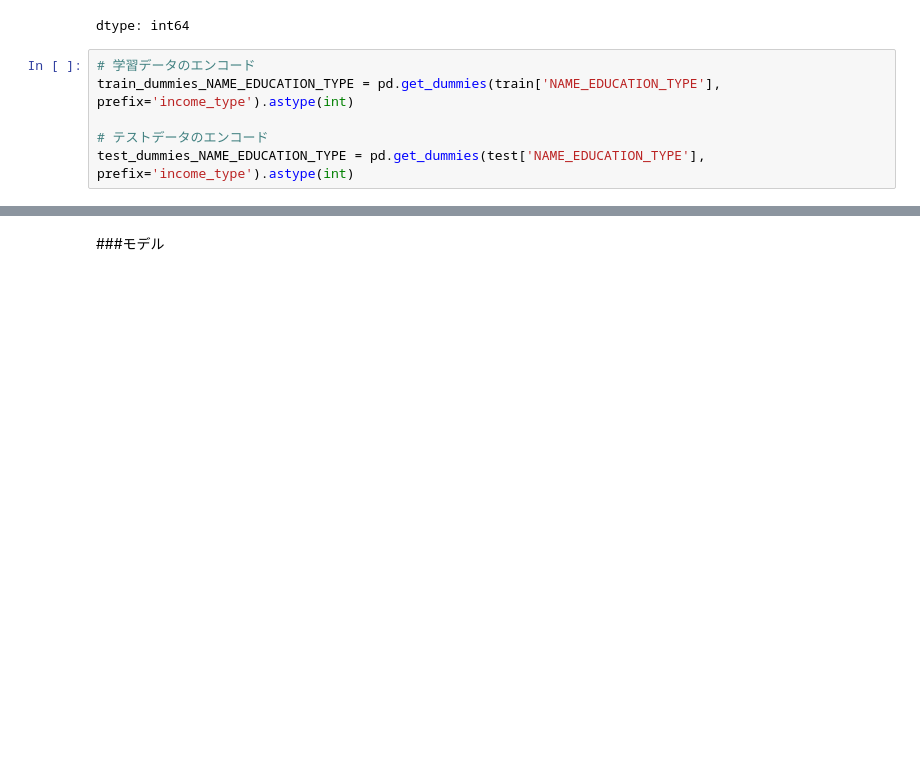
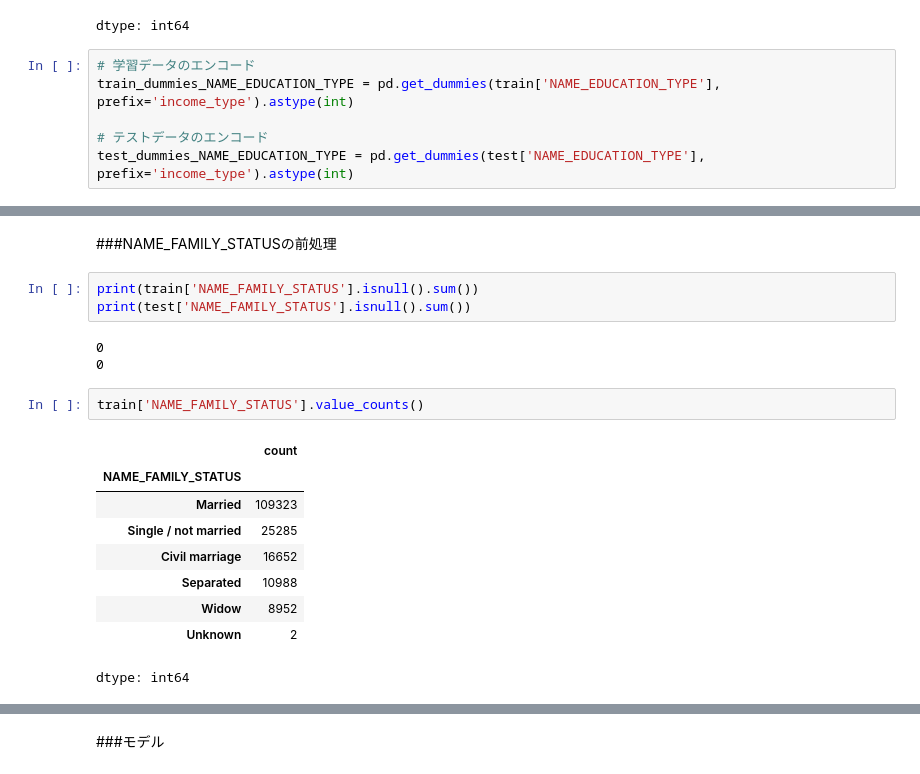
Before and after one commit to aki05162525/gci_compe2, a Jupyter notebook: compe2_ver1.ipynb, the cells around one changed output, grey strips where cells are left out. Cells and saved outputs as stored; diff of their text form; blank space fills up the shorter version.

```diff
--- a/compe2_ver1.ipynb
+++ b/compe2_ver1.ipynb
@@ -505,3 +505,23 @@ train_dummies_NAME_EDUCATION_TYPE.head()
 | 2 | 0 | 0 | 0 | 0 | ... |
 | 3 | 0 | 0 | 0 | 1 | ... |
 | 4 | 0 | 0 | 0 | 0 | ... |
+# %% [markdown]
+###NAME_FAMILY_STATUSの前処理
+# %%
+print(train['NAME_FAMILY_STATUS'].isnull().sum())
+print(test['NAME_FAMILY_STATUS'].isnull().sum())
+# %% [output]
+0
+0
+# %%
+train['NAME_FAMILY_STATUS'].value_counts()
+# %% [output]
+|  | count |
+| NAME_FAMILY_STATUS |  |
+| Married | 109323 |
+| Single / not married | 25285 |
+| Civil marriage | 16652 |
+| Separated | 10988 |
+| Widow | 8952 |
+| Unknown | 2 |
+dtype: int64
```
Also changed, not shown: parts of 3 cells of this notebook.
